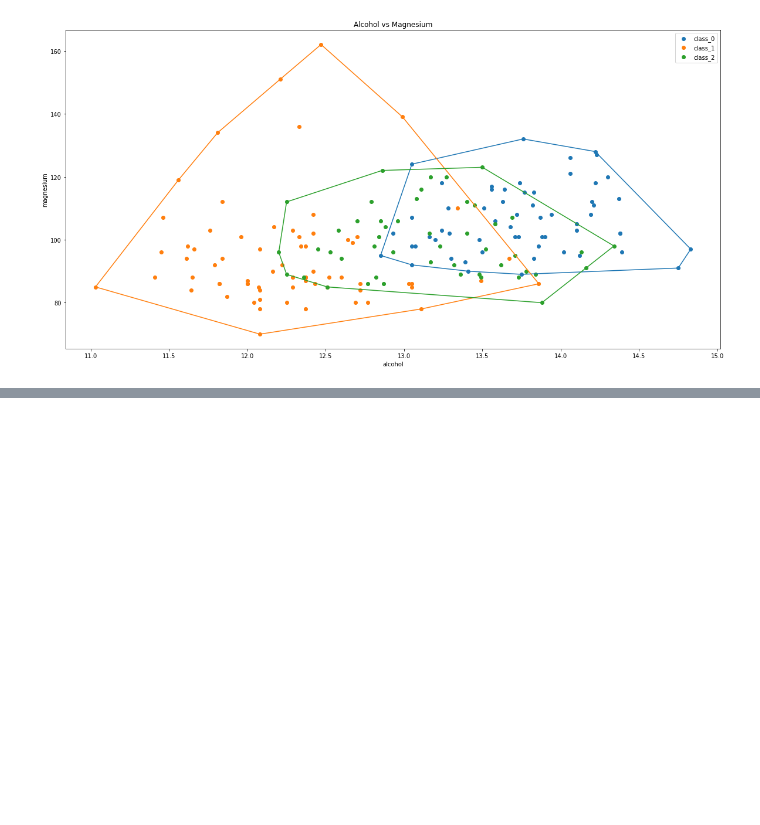
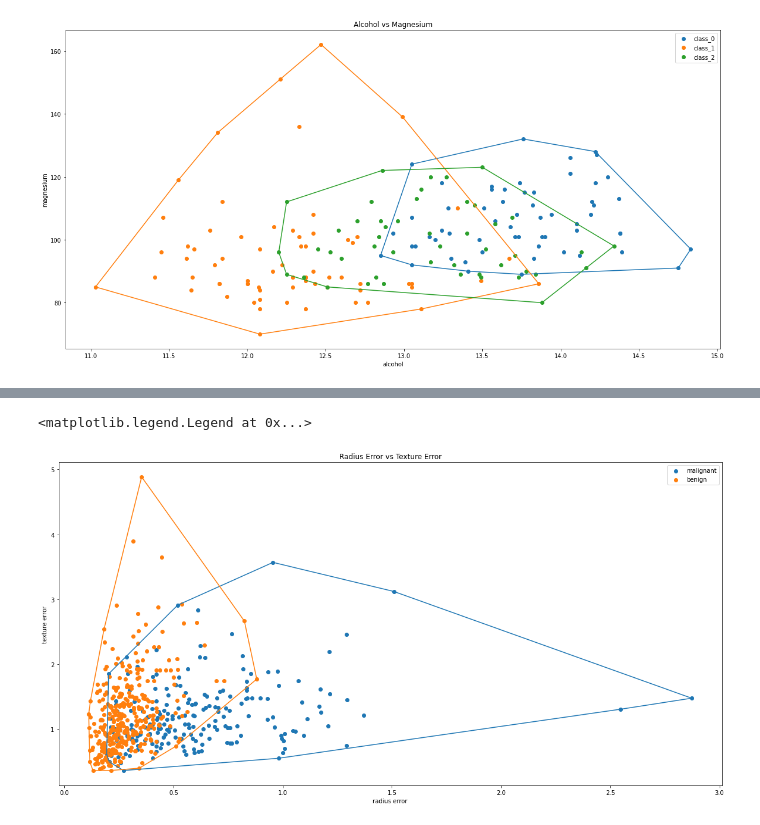
Before and after one commit to daffarg/Tucil2-Stima, a Jupyter notebook: main.ipynb, the cells around one changed output, grey strips where cells are left out. Cells and saved outputs as stored; diff of their text form; code cells hidden in the pictures; blank space fills up the shorter version.

```diff
--- a/main.ipynb
+++ b/main.ipynb
@@ -192,0 +221,6 @@ plt.legend()
+# %%
+data3 = datasets.load_breast_cancer()
+df3 = pd.DataFrame(data3.data, columns=data3.feature_names)
+df3['Target'] = pd.DataFrame(data3.target)
+pd.set_option("display.max_rows", None, "display.max_columns", None)
+df3.head()
@@ -192,0 +234,19 @@ plt.legend()
+# %%
+plt.figure(figsize = (20, 10))
+colors = ['b','r','g']
+plt.title('Radius Error vs Texture Error')
+
+plt.xlabel(data3.feature_names[10])
+plt.ylabel(data3.feature_names[11])
+
+for i in range(len(data3.target_names)):
+    bucket3 = df3[df3['Target'] == i]
+    bucket3 = bucket3.iloc[:,[10,11]].values # mengambil atribut radius error dan texture error lalu menjadikannya sbg array 2 dimensi
+    hull3 = myConvexHull(bucket3.tolist())
+    plt.scatter(bucket3[:, 0], bucket3[:, 1], label=data3.target_names[i])
+    hull3 = np.array(hull3)
+    plt.plot(hull3[:,0],hull3[:,1])
+plt.legend()
+# %% [output]
+<matplotlib.legend.Legend at 0x...>
+[figure, added]
```
Also changed, not shown: parts of 9 cells of this notebook.
